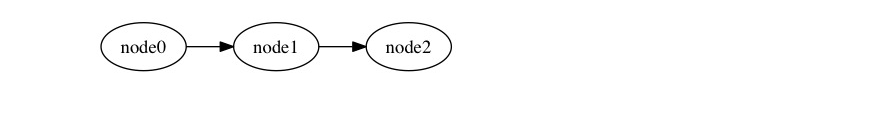
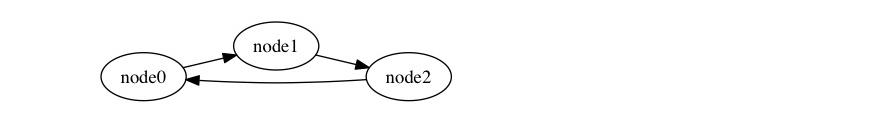
Before and after one commit to Laisky/HelloWorld, a Jupyter notebook: py2/pygraphviz/demo.ipynb, the cells around one changed output. Drawn from its saved outputs; the diff is of its cells as text; code cells hidden in the pictures.

Commit message:
+ graphviz: add graph demo

```diff
--- a/py2/pygraphviz/demo.ipynb
+++ b/py2/pygraphviz/demo.ipynb
@@ -7,19 +7,20 @@ import pygraphviz
 # %%
 g = pygraphviz.AGraph(
     encoding='UTF-8',   # 为了可以显示中文
     rankdir='LR',       # 从左到右，默认为 TB
     directed=True       # 有向图
 )
 
 g.add_node('node0')
 g.add_node('node1')
 g.add_node('node2')
 
 g.add_edge('node0', 'node1')
 g.add_edge('node1', 'node2')
+g.add_edge('node2', 'node0')
 
 g.layout('dot')
-g.draw('demo.jpg', format='jpg')
-Image('demo.jpg')
+g.draw('simple.jpg', format='jpg')
+Image('simple.jpg')
 # %% [output]
-[figure, old version]
+[figure, new version]
```
Also changed, not shown: parts of 3 cells of this notebook, 9 other files.
